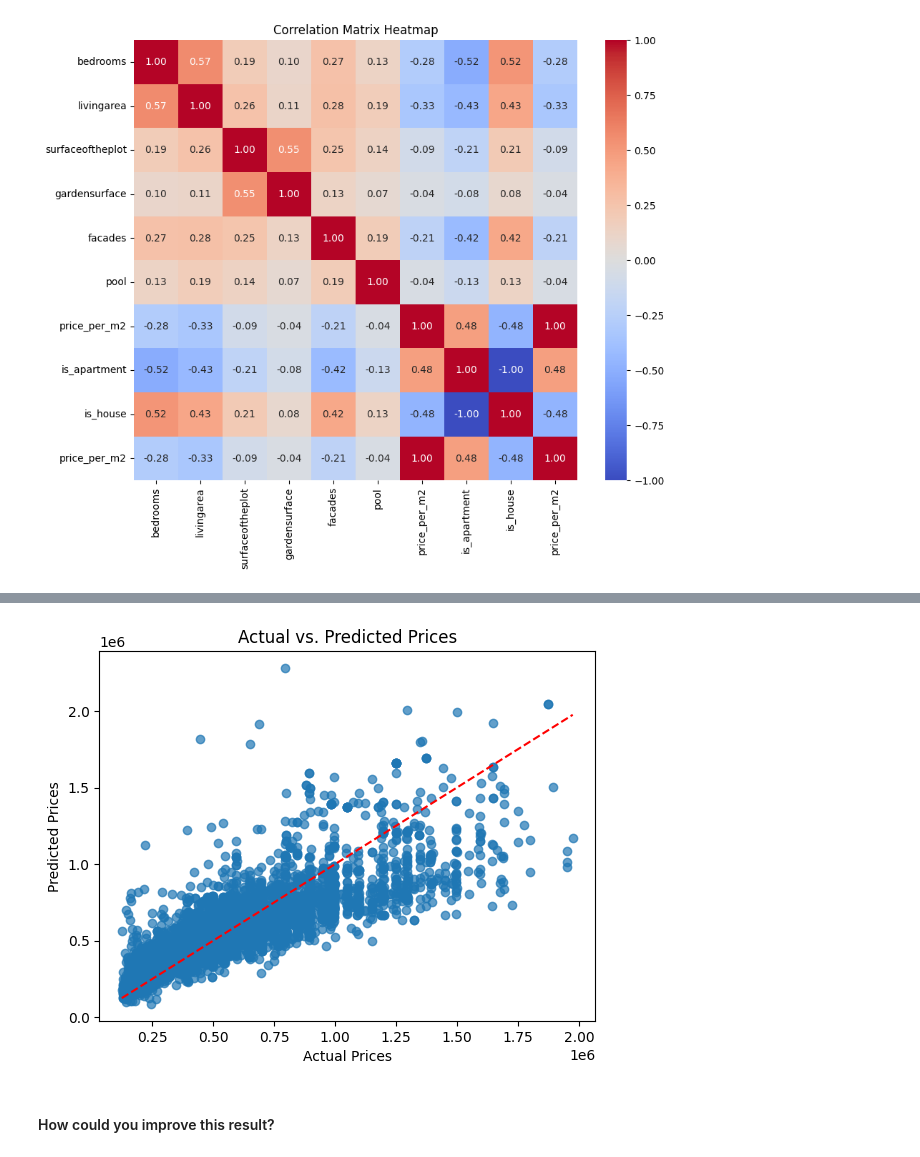
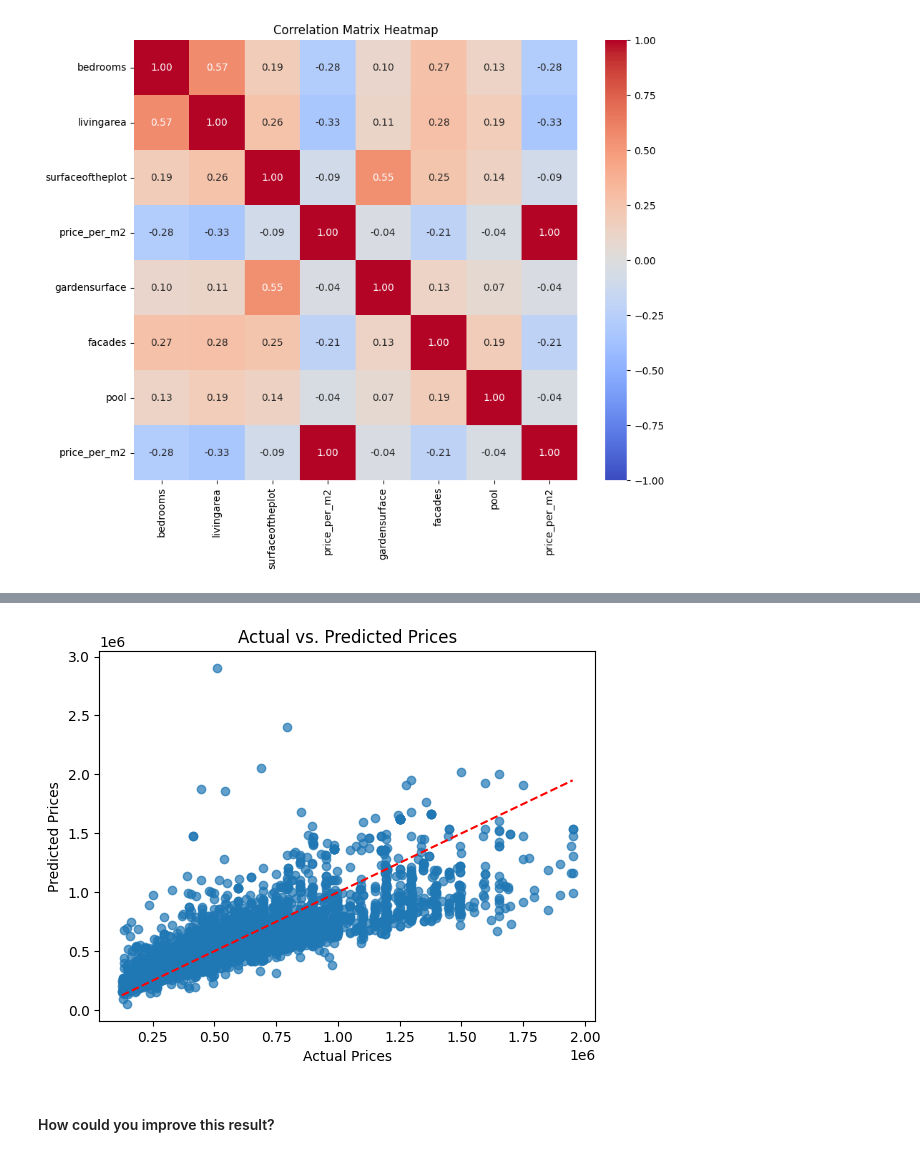
Before and after one commit to elsagk/Immo_Eliza_regression, a Jupyter notebook: ML/linear regression.ipynb, the cells around one changed output, grey strips where cells are left out. Saved outputs shown, nothing was run; the diff lists cells and outputs as text; code cells hidden in the pictures.

```diff
--- a/ML/linear regression.ipynb
+++ b/ML/linear regression.ipynb
@@ -1,5 +1,7 @@
 # %%
 import pandas as pd
+from sklearn.pipeline import Pipeline
+from sklearn.preprocessing import StandardScaler
 from sklearn.model_selection import train_test_split
 from sklearn.linear_model import LinearRegression
 from sklearn.metrics import mean_absolute_error, mean_squared_error, r2_score
@@ -18,29 +20,40 @@ class LinearRegressionModel:
         self.cleaner()
         self.feature_engineering()
 
+
     def cleaner(self):
         """Cleans the dataset by handling missing values and removing outliers."""
-        # Fill missing numeric values with the median and non-numeric with the mode
         for col in self.data.select_dtypes(include=["float64", "int64"]).columns:
             self.data[col].fillna(self.data[col].median(), inplace=True)
 
         for col in self.data.select_dtypes(include=["object"]).columns:
             self.data[col].fillna(self.data[col].mode()[0], inplace=True)
+        data.dropna(axis=1)
 
-        # Drop irrelevant or non-predictive columns
         columns_to_drop = ["Unnamed: 0", "municipality_code", "locality", "postal_code"]
         self.data.drop(columns=columns_to_drop, errors="ignore", inplace=True)
 
-        # Remove outliers in the price column both the unrealistic minimum value and maximum value
         self.data = self.data[
             (self.data["price"] > self.data["price"].quantile(0.01))
             & (self.data["price"] < self.data["price"].quantile(0.99))
         ]
 
+
     def feature_engineering(self):
         """Transforms the data and creates new features for modeling."""
         # Calculate price per square meter as a new feature (The +1 is used in the calculation of price_per_m2 as a safeguard against division by zero.)
         self.data["price_per_m2"] = self.data["price"] / (self.data["livingarea"] + 1)
+
+        # """Transforms the data and creates new features for modeling."""
+        # if "type" in self.data.columns:
+        #     # Encode categorical variables into numerical format
+        #     self.data["is_apartment"] = (self.data["type"] == "apartment").astype(int)
+        #     self.data["is_house"] = (self.data["type"] == "house").astype(int)
+        # else:
+        #     # If 'type' is missing, set default values
+        #     self.data["is_apartment"] = 0
+        #     self.data["is_house"] = 0
+
 
     def split_data(self):
         """Splits the data into training and test sets."""
@@ -48,16 +61,14 @@ class LinearRegressionModel:
             "bedrooms",
             "livingarea",
             "surfaceoftheplot",
+            "price_per_m2",
             "gardensurface",
             "facades",
             "pool",
-            "price_per_m2",
-            "is_apartment",
-            "is_house",
         ]
         X = self.data[numeric_features]
         y = self.data["price"]
-        # Check correlation matrix to detect multicollinearity
+      # Check correlation matrix to detect multicollinearity
         corr_matrix = self.data[numeric_features + ["price_per_m2"]].corr()
         print(corr_matrix)
 
@@ -68,23 +79,45 @@ class LinearRegressionModel:
         # Add labels and title
         plt.title("Correlation Matrix Heatmap")
         plt.show()
-
-
-        return train_test_split(X, y, test_size=0.3, random_state=42)
+        return train_test_split(X, y, test_size=0.3, random_state=41)
 
     def train_model(self, X_train, y_train):
         """Trains the Linear Regression model."""
         self.model.fit(X_train, y_train)
 
-    def evaluate_model(self, X_test, y_test):
-        """Evaluates the model on test data."""
-        y_pred = self.model.predict(X_test)
+    def evaluate_metrics(self, y_true, y_pred):
+        """Calculates evaluation metrics."""
+        mae = mean_absolute_error(y_true, y_pred)
+        rmse = mean_squared_error(y_true, y_pred, squared=False)
+        r2 = r2_score(y_true, y_pred)
+        mape = 100 * (abs((y_true - y_pred) / y_true)).mean()
+        smape = (
+            100
+            * (
+                abs(y_true - y_pred)
+                / ((abs(y_true) + abs(y_pred)) / 2)
+            ).mean()
+        )
+        return {"MAE": mae, "RMSE": rmse, "R²": r2, "MAPE": mape, "sMAPE": smape}
 
-        print("MAE:", mean_absolute_error(y_test, y_pred))
-        print("MSE:", mean_squared_error(y_test, y_pred))
-        print("R²:", r2_score(y_test, y_pred))
-        y_hat_test = regressor.predict(X_test)
-        return y_test, y_pred
+
+    def evaluate_model(self, X_train, y_train, X_test, y_test):
+        """Evaluates the model on training and test data."""
+        y_train_pred = self.model.predict(X_train)
+        y_test_pred = self.model.predict(X_test)
+
+        train_metrics = self.evaluate_metrics(y_train, y_train_pred)
+        test_metrics = self.evaluate_metrics(y_test, y_test_pred)
+
+        print("\nTraining Metrics:")
+        for metric, value in train_metrics.items():
+            print(f"{metric}: {value:.4f}")
+
+        print("\nTest Metrics:")
+        for metric, value in test_metrics.items():
+            print(f"{metric}: {value:.4f}")
+
+        return y_test, y_test_pred
 
     def visualize_results(self, y_test, y_pred):
         """Visualizes actual vs. predicted prices."""
@@ -100,8 +133,7 @@ class LinearRegressionModel:
         plt.title("Actual vs. Predicted Prices")
         plt.show()
 
-
-# Load the dataset with explicit data types to fix mixed-type issues
+# Load the dataset
 data = pd.read_csv("all_province_municipality.csv", low_memory=False)
 
 # Initialize the model
@@ -114,8 +146,8 @@ X_train, X_test, y_train, y_test = model.split_data()
 model.train_model(X_train, y_train)
 
 # Evaluate the model
-y_test_actual, y_pred_actual = model.evaluate_model(X_test, y_test)
+y_test_actual, y_pred_actual = model.evaluate_model(X_train, y_train, X_test, y_test)
 
 # Visualize the results
-model.visualize_results(y_test_actual,y_pred_actual)
+model.visualize_results(y_test_actual, y_pred_actual)
 # %% [output]
@@ -156 +190 @@ See the caveats in the documentation: https://pandas.pydata.org/pandas-docs/stab
-[figure, old version]
+[figure, new version]
@@ -160,4 +204,4 @@ R²: 0.6853950612494036
-[figure, old version]
+[figure, new version]
 # %% [markdown]
 #### How could you improve this result?
 # %% [markdown]
```
Also changed, not shown: parts of 2 cells of this notebook, 1 other file.
